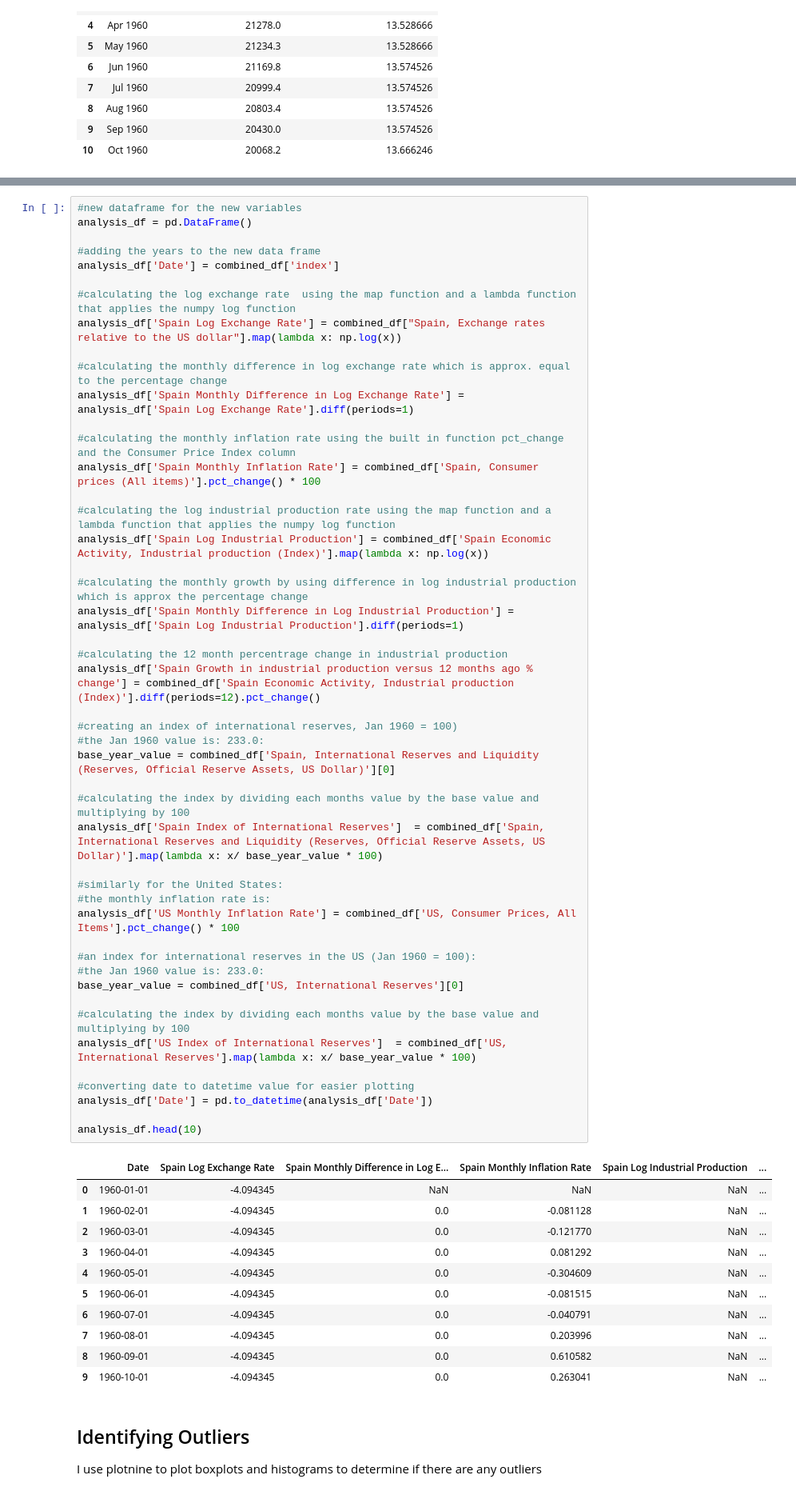
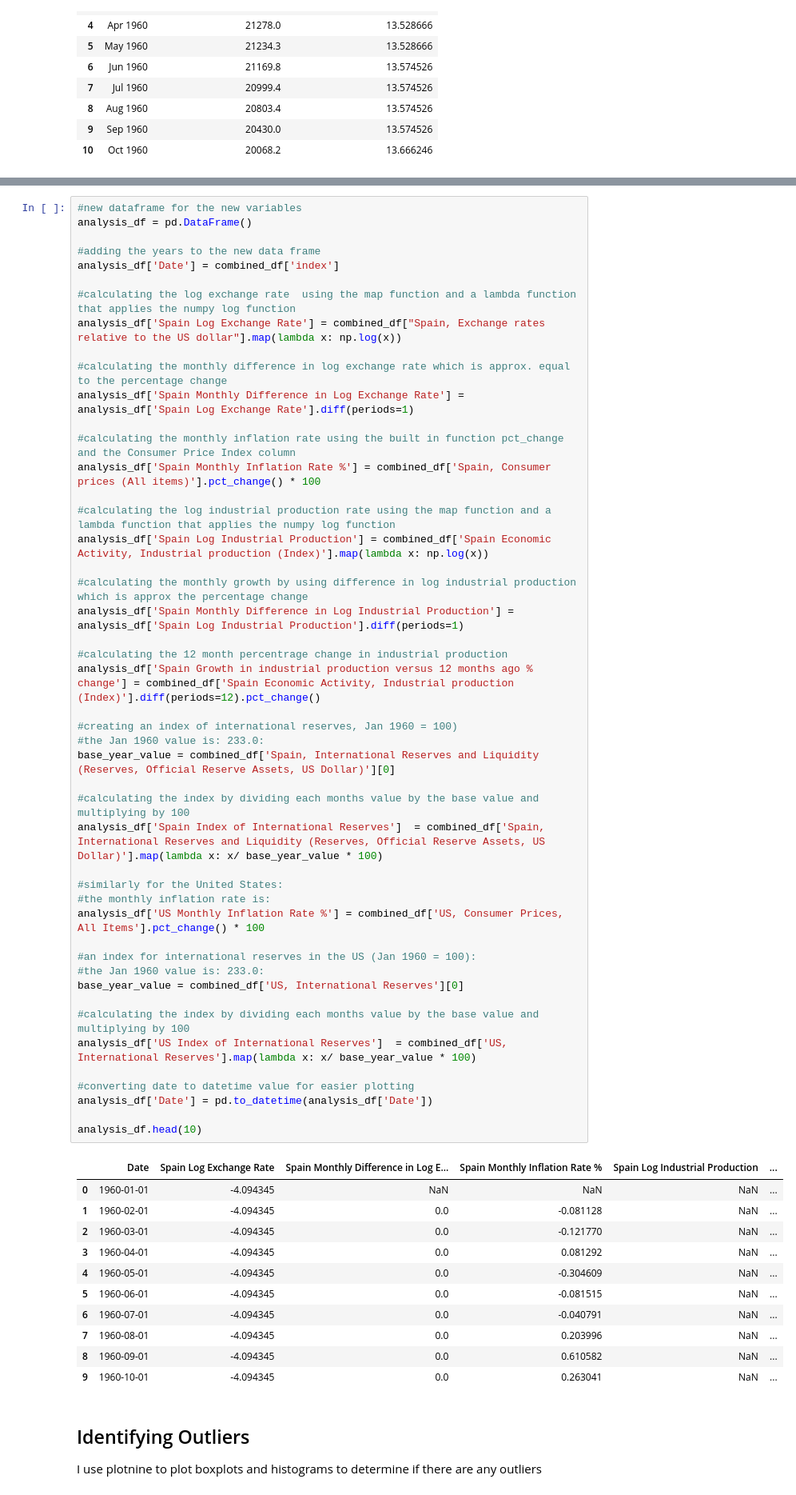
Before and after one commit to andresoats/EC1B1-Coursework, a Jupyter notebook: coursework_data-cleaning.ipynb, the cells around one changed output, grey strips where cells are left out. Shown at 80% size. Cells and saved outputs as stored; diff of their text form.

```diff
--- a/coursework_data-cleaning.ipynb
+++ b/coursework_data-cleaning.ipynb
@@ -103,41 +103,41 @@ analysis_df['Spain Log Exchange Rate'] = combined_df["Spain, Exchange rates rela
 analysis_df['Spain Monthly Difference in Log Exchange Rate'] = analysis_df['Spain Log Exchange Rate'].diff(periods=1)
 
 #calculating the monthly inflation rate using the built in function pct_change and the Consumer Price Index column
-analysis_df['Spain Monthly Inflation Rate'] = combined_df['Spain, Consumer prices (All items)'].pct_change() * 100
+analysis_df['Spain Monthly Inflation Rate %'] = combined_df['Spain, Consumer prices (All items)'].pct_change() * 100
 
 #calculating the log industrial production rate using the map function and a lambda function that applies the numpy log function
 analysis_df['Spain Log Industrial Production'] = combined_df['Spain Economic Activity, Industrial production (Index)'].map(lambda x: np.log(x))
 
 #calculating the monthly growth by using difference in log industrial production which is approx the percentage change
 analysis_df['Spain Monthly Difference in Log Industrial Production'] = analysis_df['Spain Log Industrial Production'].diff(periods=1)
 
 #calculating the 12 month percentrage change in industrial production
 analysis_df['Spain Growth in industrial production versus 12 months ago % change'] = combined_df['Spain Economic Activity, Industrial production (Index)'].diff(periods=12).pct_change()
 
 #creating an index of international reserves, Jan 1960 = 100)
 #the Jan 1960 value is: 233.0:
 base_year_value = combined_df['Spain, International Reserves and Liquidity (Reserves, Official Reserve Assets, US Dollar)'][0]
 
 #calculating the index by dividing each months value by the base value and multiplying by 100
 analysis_df['Spain Index of International Reserves']  = combined_df['Spain, International Reserves and Liquidity (Reserves, Official Reserve Assets, US Dollar)'].map(lambda x: x/ base_year_value * 100)
 
 #similarly for the United States:
 #the monthly inflation rate is:
-analysis_df['US Monthly Inflation Rate'] = combined_df['US, Consumer Prices, All Items'].pct_change() * 100
+analysis_df['US Monthly Inflation Rate %'] = combined_df['US, Consumer Prices, All Items'].pct_change() * 100
 
 #an index for international reserves in the US (Jan 1960 = 100):
 #the Jan 1960 value is: 233.0:
 base_year_value = combined_df['US, International Reserves'][0]
 
 #calculating the index by dividing each months value by the base value and multiplying by 100
 analysis_df['US Index of International Reserves']  = combined_df['US, International Reserves'].map(lambda x: x/ base_year_value * 100)
 
 #converting date to datetime value for easier plotting
 analysis_df['Date'] = pd.to_datetime(analysis_df['Date'])
 
 analysis_df.head(10)
 # %% [output]
-|  | Date | Spain Log Exchange Rate | Spain Monthly Difference in Log E... | Spain Monthly Inflation Rate | Spain Log Industrial Production | ... |
+|  | Date | Spain Log Exchange Rate | Spain Monthly Difference in Log E... | Spain Monthly Inflation Rate % | Spain Log Industrial Production | ... |
 | 0 | 1960-01-01 | -4.094345 | NaN | NaN | NaN | ... |
 | 1 | 1960-02-01 | -4.094345 | 0.0 | -0.081128 | NaN | ... |
 | 2 | 1960-03-01 | -4.094345 | 0.0 | -0.121770 | NaN | ... |
```
Also changed, not shown: parts of 16 cells of this notebook, 1 other file.
